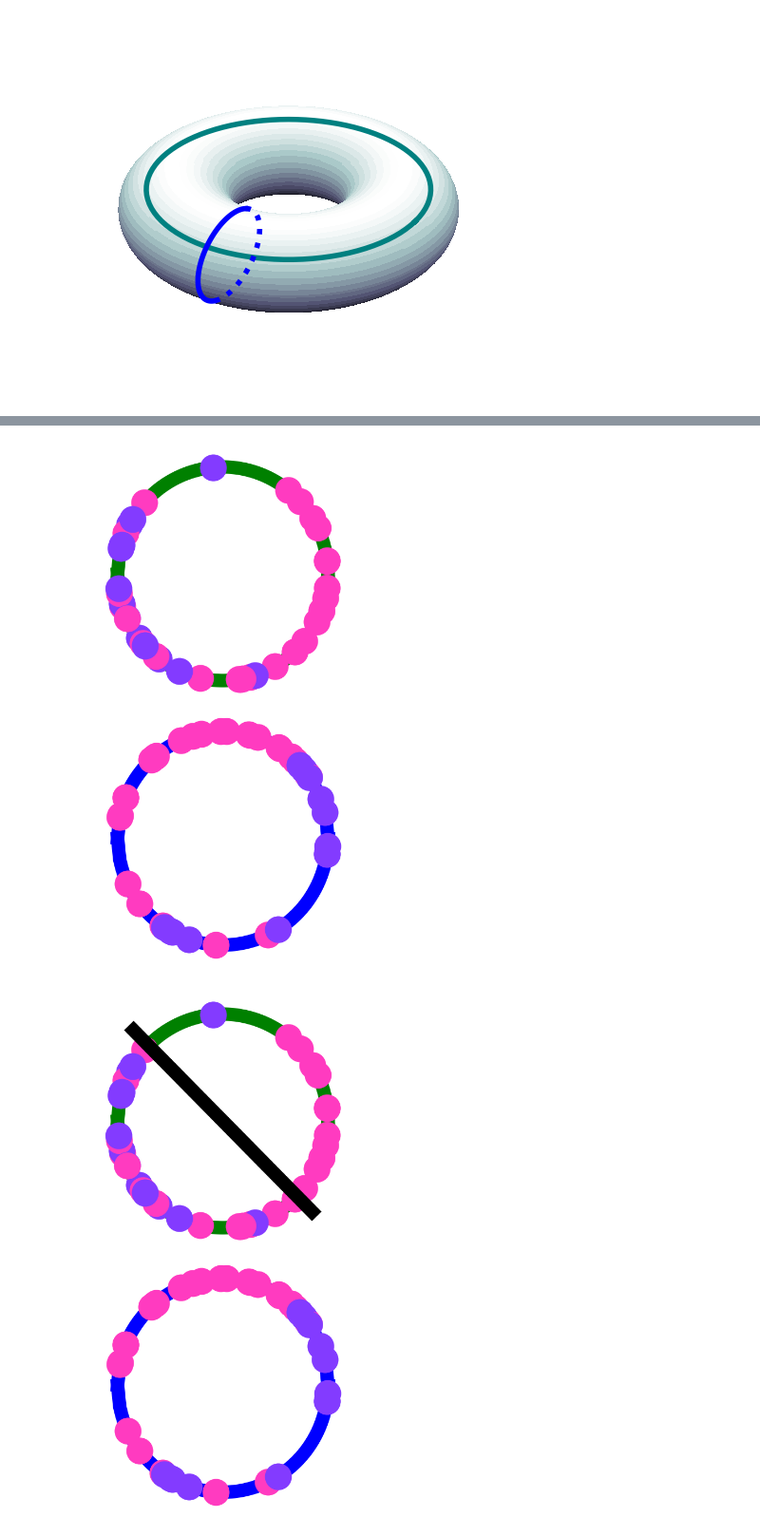
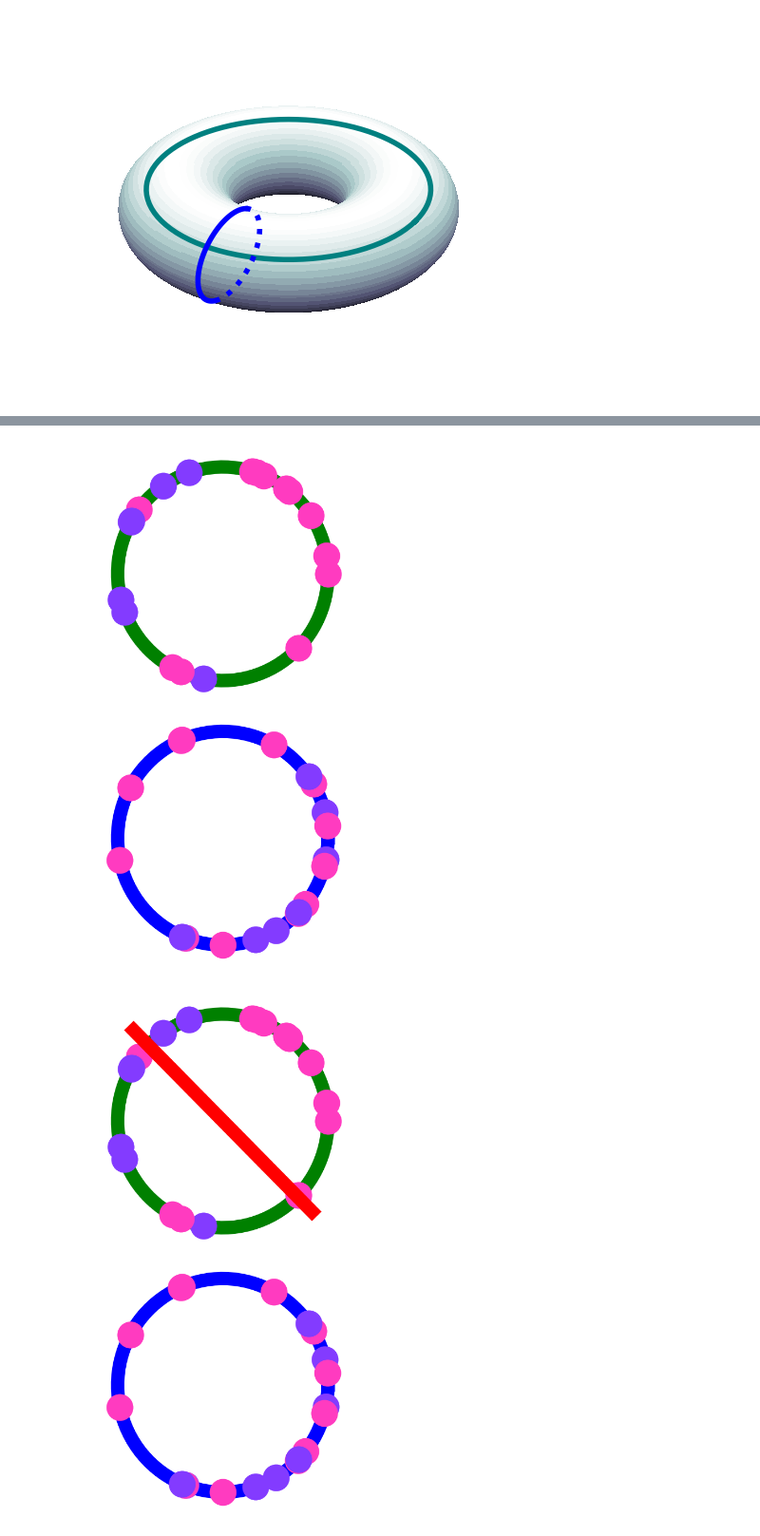
Before and after one commit to qc2321/embedders, a Jupyter notebook: notebooks/35_pc_torus.ipynb, the cells around one changed output, grey strips where cells are left out. Shown at 95% size. Cells and saved outputs as stored; diff of their text form; code cells hidden in the pictures.

```diff
--- a/notebooks/35_pc_torus.ipynb
+++ b/notebooks/35_pc_torus.ipynb
@@ -116,9 +116,9 @@ def rule(theta1, theta2):
 
 
 # Sample some points
-np.random.seed(0)
-theta1s = np.random.rand(40) * 2 * np.pi
-theta2s = np.random.rand(40) * 2 * np.pi
+np.random.seed(1)
+theta1s = np.random.rand(20) * 2 * np.pi
+theta2s = np.random.rand(20) * 2 * np.pi
 
 fig = plt.figure(figsize=(10, 5))
 ax = fig.add_subplot(111, projection="3d")
@@ -272,9 +306,10 @@ MARKER_SIZE = 36
 # %%
 # Show projections
 
-circ_x = np.linspace(-1, 1, 100)
-circ_y = np.stack([np.sqrt(1 - circ_x**2), -np.sqrt(1 - circ_x**2)], axis=-1)
-circ_x = np.stack([circ_x, circ_x], axis=-1)
+# circ_x = np.linspace(-1, 1, 100)
+# circ_y = np.stack([np.sqrt(1 - circ_x**2), -np.sqrt(1 - circ_x**2)], axis=-1)
+# circ_x = np.stack([circ_x, circ_x], axis=-1)
+circ_x, circ_y = np.cos(np.linspace(0, 2 * np.pi, 100)), np.sin(np.linspace(0, 2 * np.pi, 100))
 
 # fig, axs = plt.subplots(1, 2, figsize=(10, 5))
 fig, axs = plt.subplots(2, 1, figsize=(5, 10))
@@ -314,7 +349,7 @@ for ax in axs:
 plt.tight_layout()
 plt.savefig("../figures/torus/factors1.pdf", bbox_inches="tight", pad_inches=0, dpi=300, transparent=True)
 # %% [output]
-[figure, old version]
+[figure, new version]
 # %%
 # First boundary
 
@@ -333,35 +368,35 @@ for theta1, theta2 in zip(theta1s, theta2s):
         markersize=MARKER_SIZE,
         color=c,
         zorder=10,
         markeredgecolor="black",
         markeredgewidth=MARKER_LW,
     )
     axs[1].plot(
         np.cos(theta2),
         np.sin(theta2),
         marker="o",
         markersize=MARKER_SIZE,
         color=c,
         zorder=10,
         markeredgecolor="black",
         markeredgewidth=MARKER_LW,
     )
 
 # Boundary 1: theta1 = 3pi/4
 b1_x, b1_y = np.cos(3 * np.pi / 4), np.sin(3 * np.pi / 4)
 b1_x, b1_y = 1.2 * b1_x, 1.2 * b1_y
-axs[0].plot([-b1_x, b1_x], [-b1_y, b1_y], color="black", lw=CIRCLE_LW, zorder=100)
+axs[0].plot([-b1_x, b1_x], [-b1_y, b1_y], color="red", lw=CIRCLE_LW, zorder=100)
 
 for ax in axs:
     ax.set_xlim(-1.2, 1.2)
     ax.set_ylim(-1.2, 1.2)
     ax.axis("off")
     ax.patch.set_alpha(0)
 
 plt.tight_layout()
 plt.savefig("../figures/torus/factors2.pdf", bbox_inches="tight", pad_inches=0, dpi=300, transparent=True)
 # %% [output]
-[figure, old version]
+[figure, new version]
 # %%
 # POSITIVE CLASS
 # First boundary - filter points to theta1 in (3pi/4, 7pi/4)
```
Also changed, not shown: parts of 8 cells of this notebook, 9 other files.
